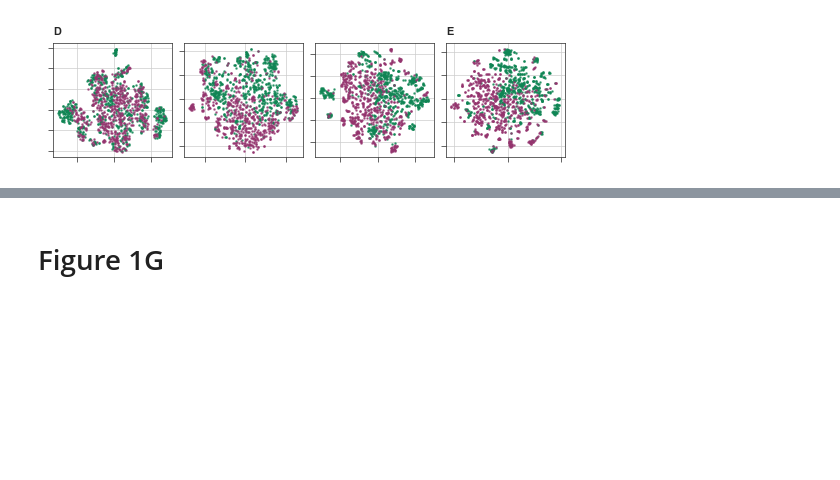
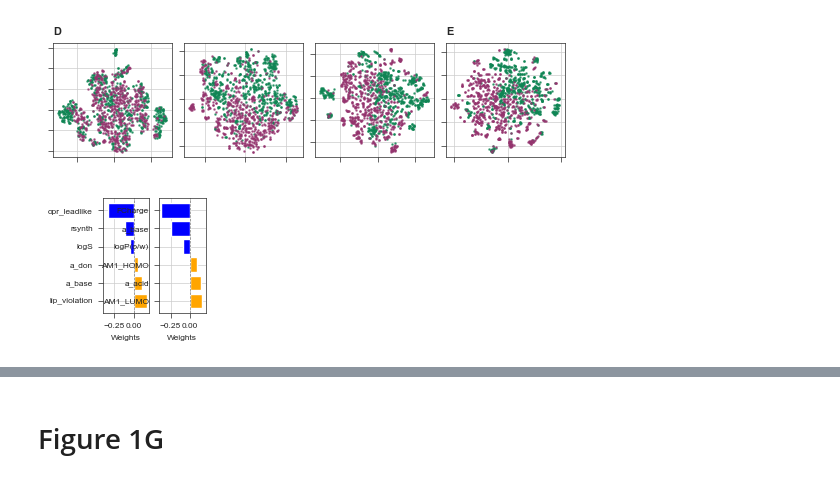
Before and after one commit to ersilia-os/sars-cov-2-chemspace, a Jupyter notebook: notebooks/04_Figure1.ipynb, the cells around one changed output, grey strips where cells are left out. Cells and saved outputs as stored; diff of their text form; code cells hidden in the pictures; blank space fills up the shorter version.

Commit message:
scaffolds & pca contr.

```diff
--- a/notebooks/04_Figure1.ipynb
+++ b/notebooks/04_Figure1.ipynb
@@ -305,0 +308,32 @@ st.save_figure("../figures/f1_de_bis.png")
+# %%
+# parse pca components contribution
+df = pd.read_csv("../data/pca_contributions.csv")
+fig, axs = st.create_figure(1,2, width=(TWO_COLUMNS_WIDTH * 0.75)/4, height=1.5)
+
+ax = axs.next()
+df_ = df.sort_values(by="PCA1contribution", ascending=False)
+top_3 = df_.head(3)
+bottom_3 = df_.tail(3)
+df_ = pd.concat([top_3, bottom_3])
+bars = ax.barh(df_['Property'], df_["PCA1contribution"], color=['blue' if x < 0 else 'orange' for x in df_["PCA1contribution"]])
+ax.axvline(x=0, color='grey', linestyle='--')
+ax.set_xlim(-0.4, 0.2)
+ax.set_title("")
+ax.set_xlabel("Weights")
+ax.set_ylabel("")
+
+ax = axs.next()
+df_ = df.sort_values(by="PCA2contribution", ascending=False)
+top_3 = df_.head(3)
+bottom_3 = df_.tail(3)
+df_ = pd.concat([top_3, bottom_3])
+bars = ax.barh(df_['Property'], df_["PCA2contribution"], color=['blue' if x < 0 else 'orange' for x in df_["PCA2contribution"]])
+ax.axvline(x=0, color='grey', linestyle='--')
+ax.set_xlim(-0.4, 0.2)
+ax.set_title("")
+ax.set_xlabel("Weights")
+ax.set_ylabel("")
+
+plt.tight_layout()
+# %% [output]
+[figure, added]
```
Also changed, not shown: parts of 6 cells of this notebook, 9 other files.
